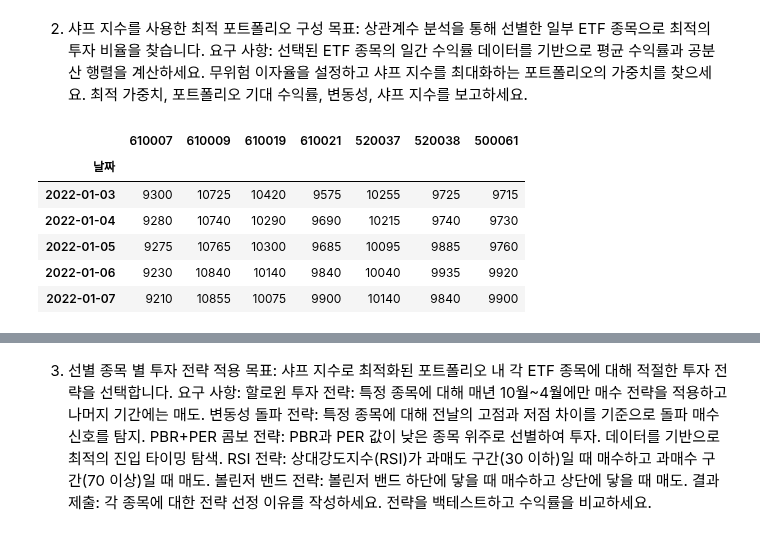
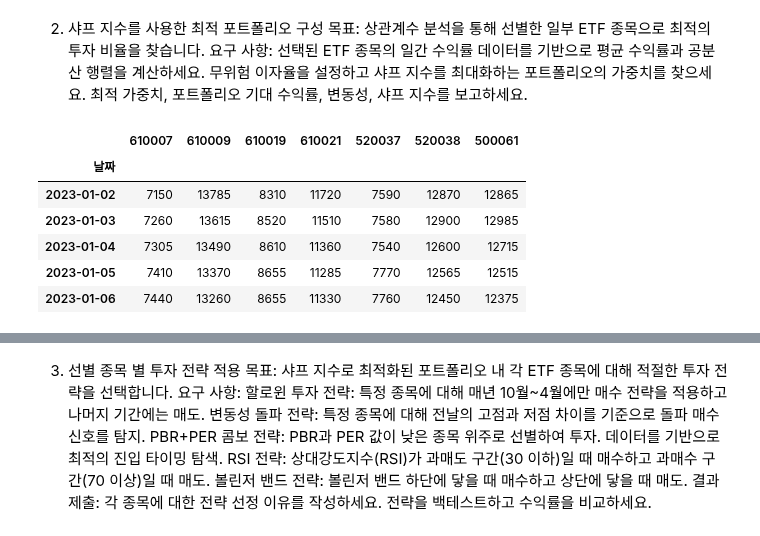
Before and after one commit to Huey-fitpet/study_pandas, a Jupyter notebook: quests/Portfolios.ipynb, the cells around one changed output, grey strips where cells are left out. Saved outputs shown, nothing was run; the diff lists cells and outputs as text; code cells hidden in the pictures.

```diff
--- a/quests/Portfolios.ipynb
+++ b/quests/Portfolios.ipynb
@@ -12,8 +12,8 @@
 import pandas as pd
 from pykrx import stock
 # %%
-start_date = f'20220101'
-end_date = f'20231231'
+start_date = f'20230101'
+end_date = f'20241231'
 # %%
 symbols = stock.get_etn_ticker_list(start_date)
 # for ticker in tickers:
@@ -131,22 +131,22 @@ for ticker in tickers:
 무위험 이자율을 설정하고 샤프 지수를 최대화하는 포트폴리오의 가중치를 찾으세요.
 최적 가중치, 포트폴리오 기대 수익률, 변동성, 샤프 지수를 보고하세요.
 # %%
-start_date = f'20220101'
-end_date = f'20231231'
+# start_date = f'20220101'
+# end_date = f'20231231'
 
 stock_df = pd.DataFrame()
 for symbol in tickers:
     stock_df[symbol] = stock.get_market_ohlcv_by_date(start_date, end_date, symbol)['종가'] # 네이버
 
 stock_df.head()
 # %% [output]
 |  | 610007 | 610009 | 610019 | 610021 | 520037 | 520038 | 500061 |
 | 날짜 |  |  |  |  |  |  |  |
-| 2022-01-03 | 9300 | 10725 | 10420 | 9575 | 10255 | 9725 | 9715 |
-| 2022-01-04 | 9280 | 10740 | 10290 | 9690 | 10215 | 9740 | 9730 |
-| 2022-01-05 | 9275 | 10765 | 10300 | 9685 | 10095 | 9885 | 9760 |
-| 2022-01-06 | 9230 | 10840 | 10140 | 9840 | 10040 | 9935 | 9920 |
-| 2022-01-07 | 9210 | 10855 | 10075 | 9900 | 10140 | 9840 | 9900 |
+| 2023-01-02 | 7150 | 13785 | 8310 | 11720 | 7590 | 12870 | 12865 |
+| 2023-01-03 | 7260 | 13615 | 8520 | 11510 | 7580 | 12900 | 12985 |
+| 2023-01-04 | 7305 | 13490 | 8610 | 11360 | 7540 | 12600 | 12715 |
+| 2023-01-05 | 7410 | 13370 | 8655 | 11285 | 7770 | 12565 | 12515 |
+| 2023-01-06 | 7440 | 13260 | 8655 | 11330 | 7760 | 12450 | 12375 |
 # %%
 daily_return = stock_df.pct_change(periods=1) # shift and percent 까지 해서 수익률 나옴.
 annual_return = daily_return.mean() * 252
```
Also changed, not shown: parts of 19 cells of this notebook.
